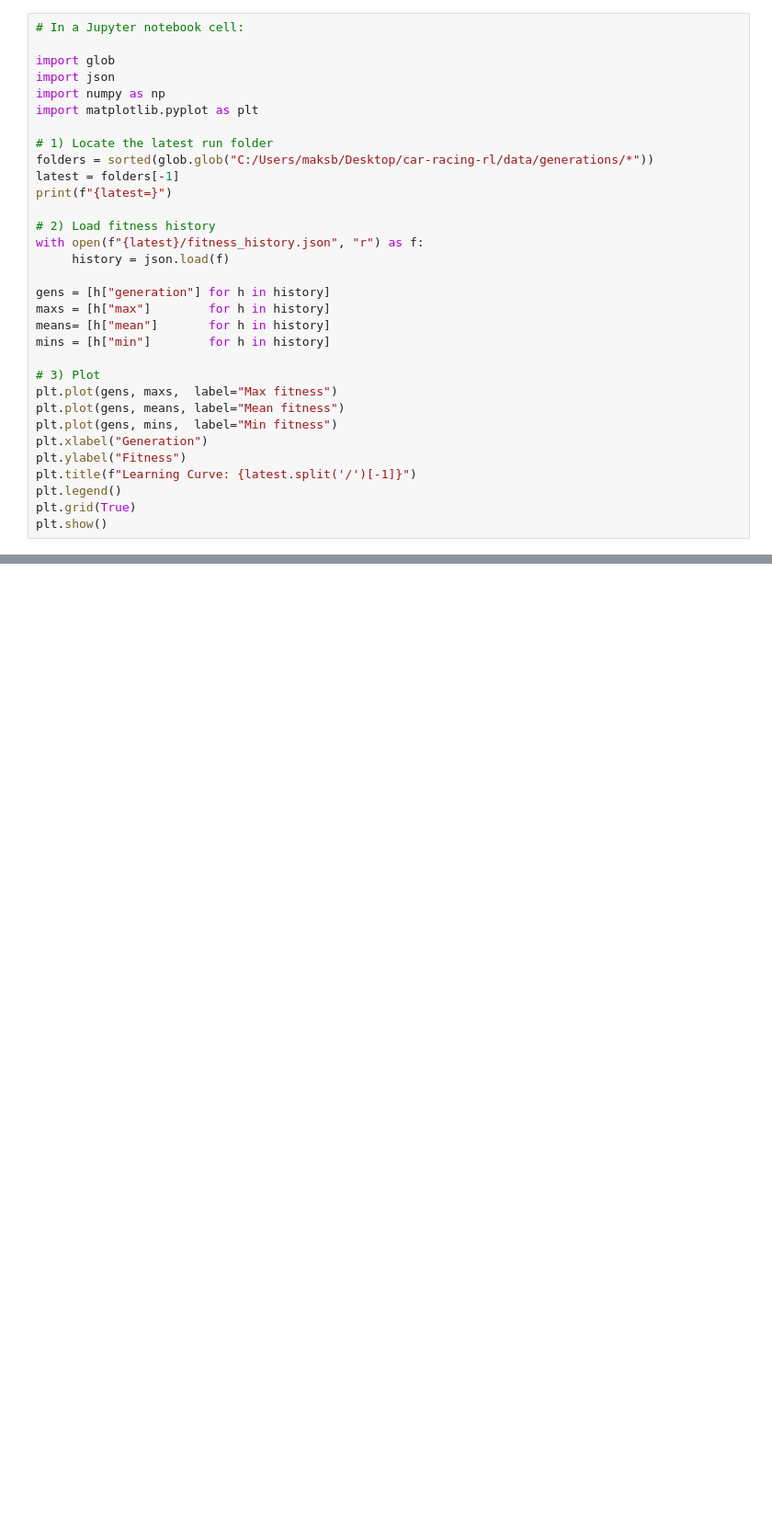
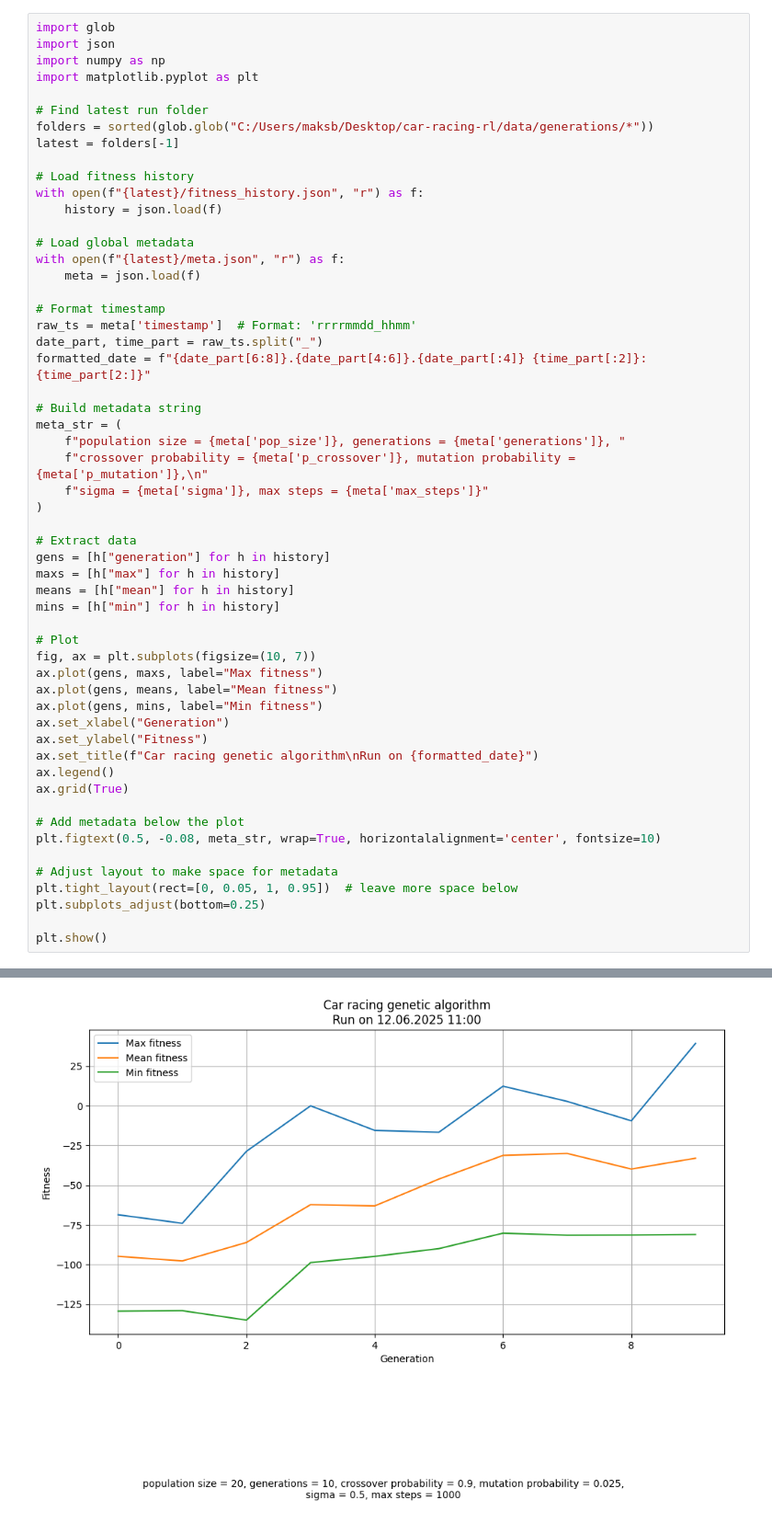
Before and after one commit to ptrzag/car-racing-ga, a Jupyter notebook: src/plot_learning_curve.ipynb, the cells around one changed output, grey strips where cells are left out. Shown: that part at 92% size. Saved outputs shown, nothing was run; the diff lists cells and outputs as text; blank space fills up the shorter version.

```diff
--- a/src/plot_learning_curve.ipynb
+++ b/src/plot_learning_curve.ipynb
@@ -1,33 +1,56 @@
 # %%
-# In a Jupyter notebook cell:
-
 import glob
 import json
 import numpy as np
 import matplotlib.pyplot as plt
 
-# 1) Locate the latest run folder
+# Find latest run folder
 folders = sorted(glob.glob("C:/Users/maksb/Desktop/car-racing-rl/data/generations/*"))
 latest = folders[-1]
-print(f"{latest=}")
 
-# 2) Load fitness history
+# Load fitness history
 with open(f"{latest}/fitness_history.json", "r") as f:
-     history = json.load(f)
+    history = json.load(f)
 
+# Load global metadata
+with open(f"{latest}/meta.json", "r") as f:
+    meta = json.load(f)
+
+# Format timestamp
+raw_ts = meta['timestamp']  # Format: 'rrrrmmdd_hhmm'
+date_part, time_part = raw_ts.split("_")
+formatted_date = f"{date_part[6:8]}.{date_part[4:6]}.{date_part[:4]} {time_part[:2]}:{time_part[2:]}"
+
+# Build metadata string
+meta_str = (
+    f"population size = {meta['pop_size']}, generations = {meta['generations']}, "
+    f"crossover probability = {meta['p_crossover']}, mutation probability = {meta['p_mutation']},\n"
+    f"sigma = {meta['sigma']}, max steps = {meta['max_steps']}"
+)
+
+# Extract data
 gens = [h["generation"] for h in history]
-maxs = [h["max"]        for h in history]
-means= [h["mean"]       for h in history]
-mins = [h["min"]        for h in history]
+maxs = [h["max"] for h in history]
+means = [h["mean"] for h in history]
+mins = [h["min"] for h in history]
 
-# 3) Plot
-plt.plot(gens, maxs,  label="Max fitness")
-plt.plot(gens, means, label="Mean fitness")
-plt.plot(gens, mins,  label="Min fitness")
-plt.xlabel("Generation")
-plt.ylabel("Fitness")
-plt.title(f"Learning Curve: {latest.split('/')[-1]}")
-plt.legend()
-plt.grid(True)
+# Plot
+fig, ax = plt.subplots(figsize=(10, 7))
+ax.plot(gens, maxs, label="Max fitness")
+ax.plot(gens, means, label="Mean fitness")
+ax.plot(gens, mins, label="Min fitness")
+ax.set_xlabel("Generation")
+ax.set_ylabel("Fitness")
+ax.set_title(f"Car racing genetic algorithm\nRun on {formatted_date}")
+ax.legend()
+ax.grid(True)
+
+# Add metadata below the plot
+plt.figtext(0.5, -0.08, meta_str, wrap=True, horizontalalignment='center', fontsize=10)
+
+# Adjust layout to make space for metadata
+plt.tight_layout(rect=[0, 0.05, 1, 0.95])  # leave more space below
+plt.subplots_adjust(bottom=0.25)
+
 plt.show()
 # %% [output]
@@ -35,0 +57 @@ Error:
+[figure, added]
```
Also changed, not shown: parts of 1 cell of this notebook, 22 other files.
